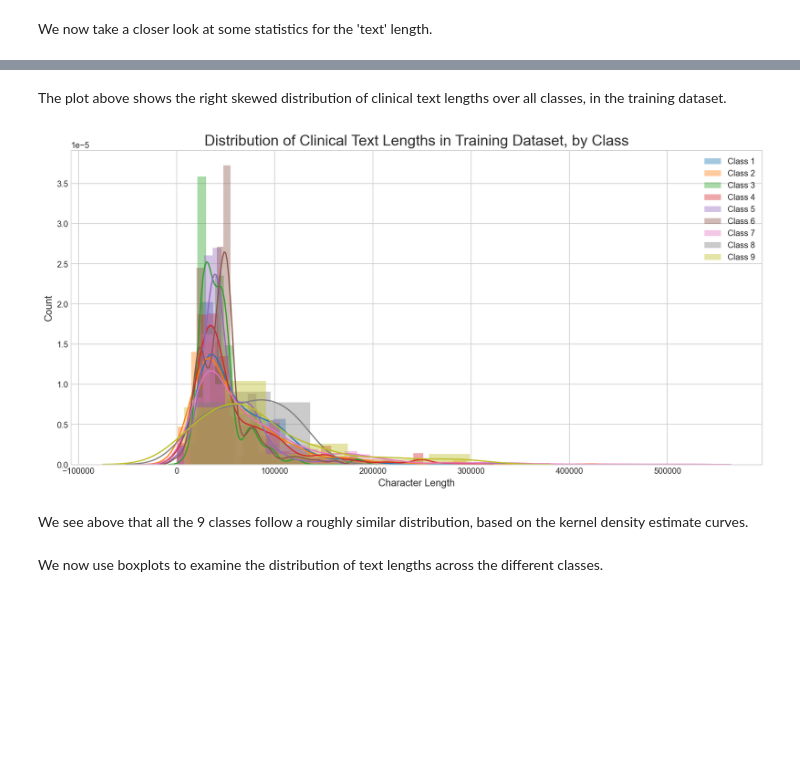
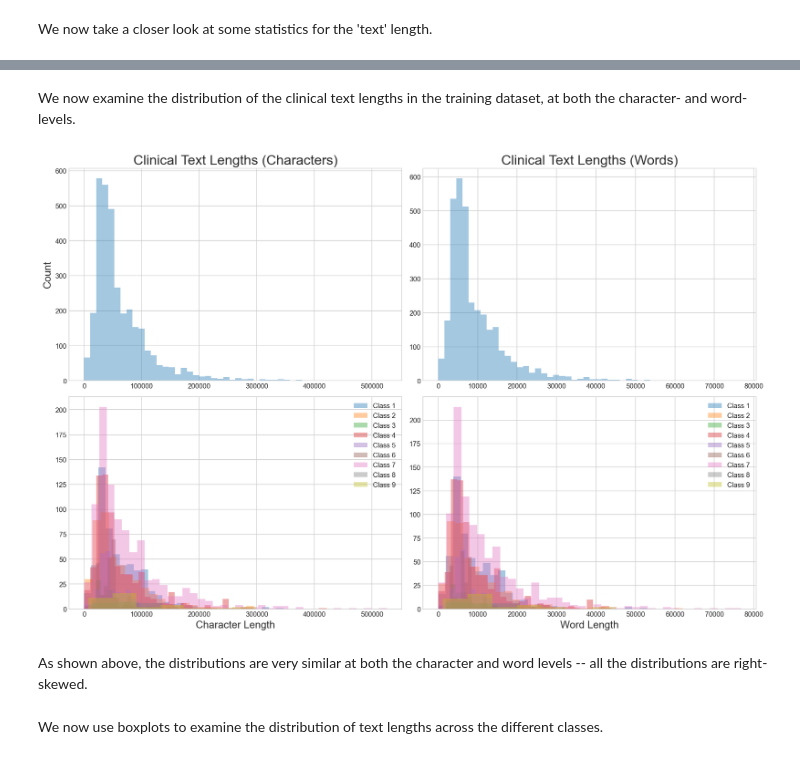
Before and after one commit to yuchye/Capstone, a Jupyter notebook: code/01_Data_Cleaning_and_EDA.ipynb, the cells around one changed output, grey strips where cells are left out. Saved outputs shown, nothing was run; the diff lists cells and outputs as text; code cells hidden in the pictures; blank space fills up the shorter version.

```diff
--- a/code/01_Data_Cleaning_and_EDA.ipynb
+++ b/code/01_Data_Cleaning_and_EDA.ipynb
@@ -302,0 +291,7 @@ Name: text, dtype: float64
+# %%
+# Create a separate working dataframe containing the word and character lengths, to facilitate our EDA
+train_words_len = pd.Series([text_instance.split() for text_instance in train['text']]).str.len()
+train_char_len = train['text'].str.len()
+train_len = pd.concat([train.loc[:,['class']], pd.DataFrame(train_words_len, columns=["word_len"])], axis=1)
+train_len = pd.concat([train_len, pd.DataFrame(train_char_len)], axis=1)
+train_len.head(5)
@@ -320,18 +347,33 @@ plt.show(fig)
 # %% [markdown]
-The plot above shows the right skewed distribution of clinical text lengths over all classes, in the training dataset.
+We now examine the distribution of the clinical text lengths in the training dataset, at both the character- and word-levels.
-# %%
-fig = plt.figure(figsize=(15,7))
-for cls in range(1, 10):
-    sns.distplot(train.loc[train['class']==cls, :]['text'].str.len(),
-                 kde=True, label='Class '+str(cls), hist_kws = {'alpha':0.4});
-plt.title("Distribution of Clinical Text Lengths in Training Dataset, by Class", fontsize=18)
-plt.xlabel("Character Length", fontsize=12)
-plt.ylabel("Count", fontsize=12)
-plt.legend()
-plt.show(fig)
-# %% [output]
-[figure, removed]
-# %% [markdown]
-We see above that all the 9 classes follow a roughly similar distribution, based on the kernel density estimate curves.
+# %%
+fig, axes = plt.subplots(2, 2, figsize=(15, 10))
+
+sns.distplot(train_len['text'], kde=False, ax=axes[0, 0]);
+axes[0, 0].set_title("Clinical Text Lengths (Characters)", fontsize=20)
+axes[0, 0].set_ylabel("Count", fontsize=15)
+axes[0, 0].set_xlabel(None)
+
+sns.distplot(train_len['word_len'], kde=False, ax=axes[0, 1])
+axes[0, 1].set_title("Clinical Text Lengths (Words)", fontsize=20)
+axes[0, 1].set_xlabel(None)
+
+for cls in range(1, 10):
+    sns.distplot(train_len.loc[train_len['class']==cls, :]['text'],
+                 kde=False, label='Class '+str(cls), hist_kws = {'alpha':0.4}, ax=axes[1, 0]);
+axes[1, 0].set_xlabel("Character Length", fontsize=15)
+axes[1, 0].legend()
+
+for cls in range(1, 10):
+    sns.distplot(train_len.loc[train_len['class']==cls, :]['word_len'],
+                 kde=False, label='Class '+str(cls), hist_kws = {'alpha':0.4}, ax=axes[1, 1]);
+axes[1, 1].set_xlabel("Word Length", fontsize=15)
+axes[1, 1].legend()
+
+fig.tight_layout();
+# %% [output]
+[figure, added]
+# %% [markdown]
+As shown above, the distributions are very similar at both the character and word levels -- all the distributions are right-skewed.
 # %% [markdown]
 We now use boxplots to examine the distribution of text lengths across the different classes.
```
Also changed, not shown: parts of 9 cells of this notebook, 2 other files.
